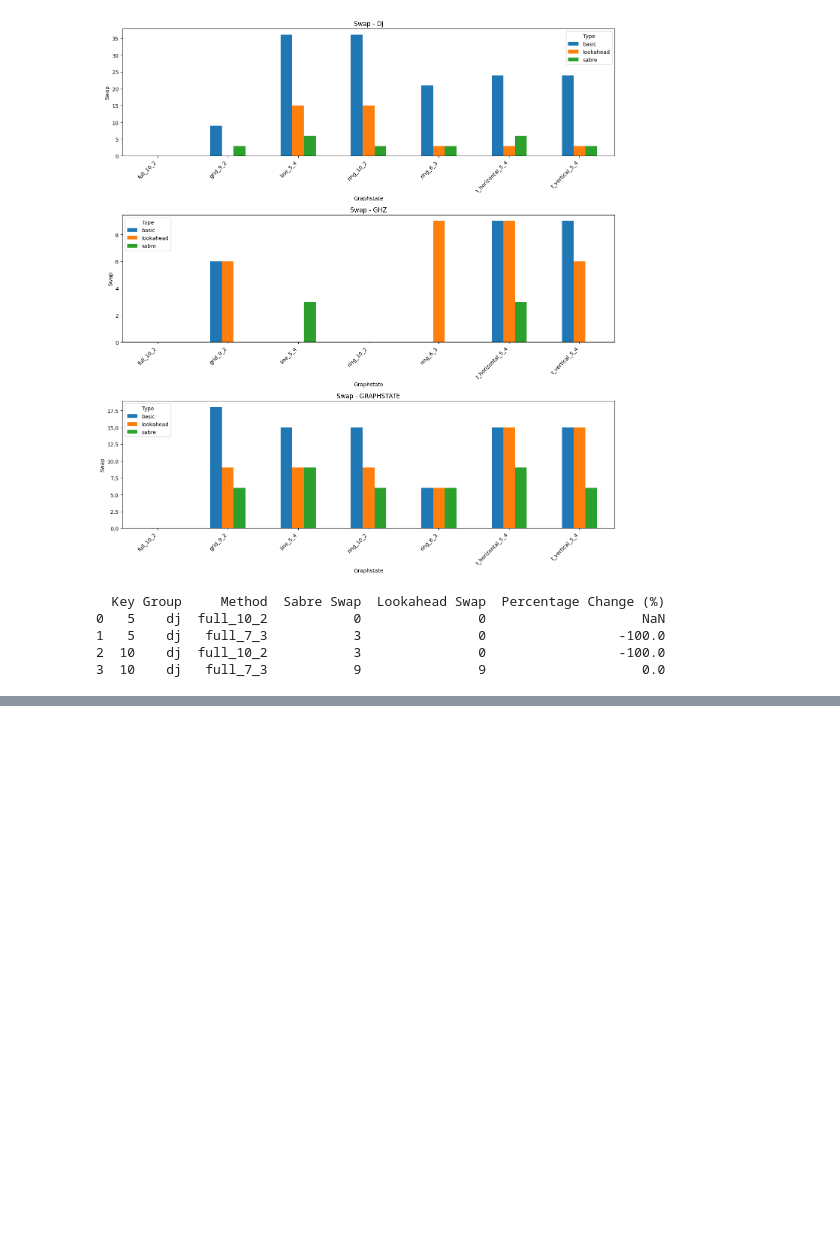
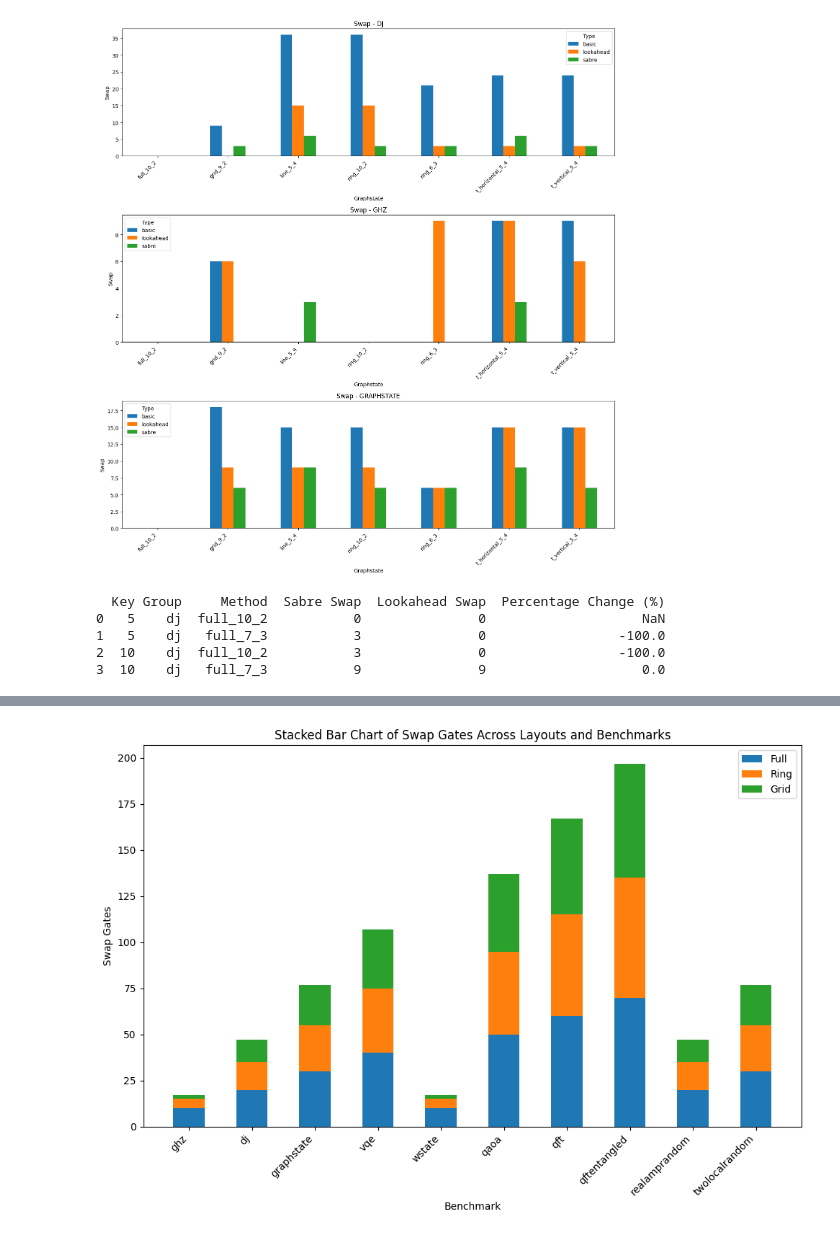
Before and after one commit to natashaval/qubit-mapping-distributed-qc, a Jupyter notebook: 6_plot.ipynb, the cells around one changed output, grey strips where cells are left out. Cells and saved outputs as stored; diff of their text form; code cells hidden in the pictures; blank space fills up the shorter version.

```diff
--- a/6_plot.ipynb
+++ b/6_plot.ipynb
@@ -659,0 +786,43 @@ print(df)
+# %%
+import matplotlib.pyplot as plt
+import numpy as np
+
+# Sample data
+benchmarks = ["ghz", "dj", "graphstate", "vqe", "wstate", "qaoa", "qft", "qftentangled", "realamprandom", "twolocalrandom"]
+layouts = ["full", "ring", "grid"]
+
+# Corresponding swap gates for each layout and benchmark
+data = {
+    "full": [10, 20, 30, 40, 10, 50, 60, 70, 20, 30],
+    "ring": [5, 15, 25, 35, 5, 45, 55, 65, 15, 25],
+    "grid": [2, 12, 22, 32, 2, 42, 52, 62, 12, 22]
+}
+
+# Convert the data to numpy arrays for easier stacking
+full = np.array(data["full"])
+ring = np.array(data["ring"])
+grid = np.array(data["grid"])
+
+# Plotting the stacked bar chart
+fig, ax = plt.subplots(figsize=(10, 7))
+bar_width = 0.5
+ind = np.arange(len(benchmarks))
+
+# Stack the bars
+ax.bar(ind, full, bar_width, label='Full')
+ax.bar(ind, ring, bar_width, bottom=full, label='Ring')
+ax.bar(ind, grid, bar_width, bottom=full + ring, label='Grid')
+
+# Add labels, title, and legend
+ax.set_xlabel('Benchmark')
+ax.set_ylabel('Swap Gates')
+ax.set_title('Stacked Bar Chart of Swap Gates Across Layouts and Benchmarks')
+ax.set_xticks(ind)
+ax.set_xticklabels(benchmarks, rotation=45, ha='right')
+ax.legend()
+
+# Display the plot
+plt.tight_layout()
+plt.show()
+# %% [output]
+[figure, added]
```
Also changed, not shown: parts of 4 cells of this notebook, 16 other files.
